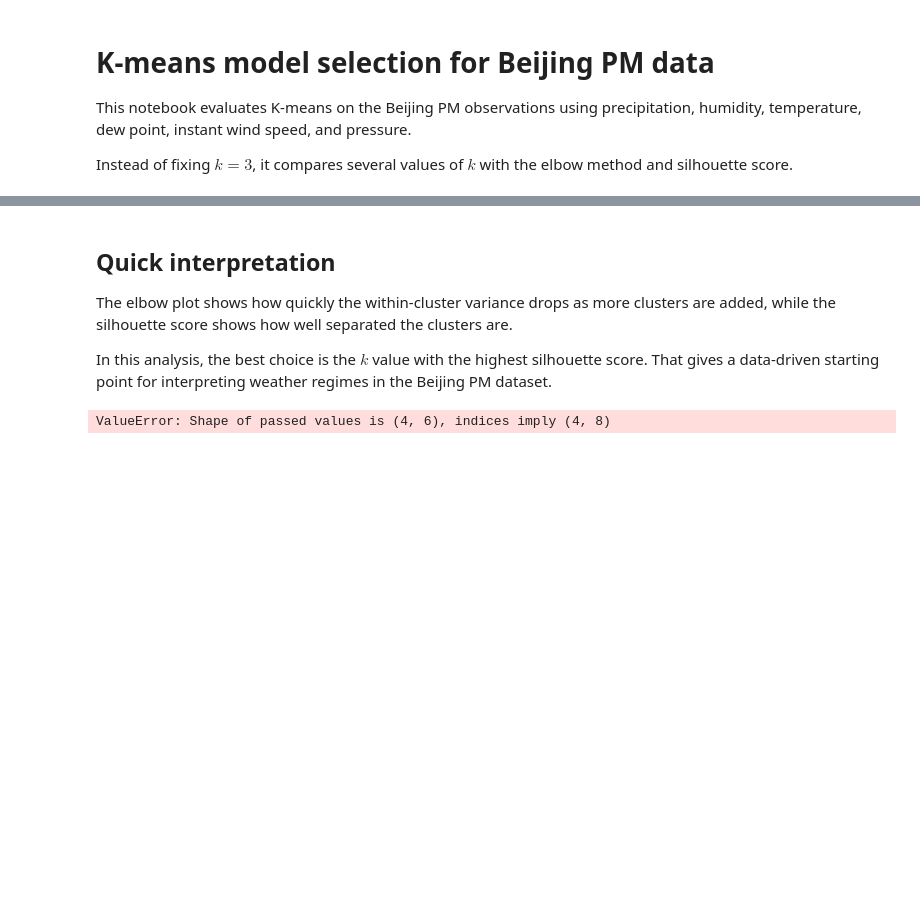
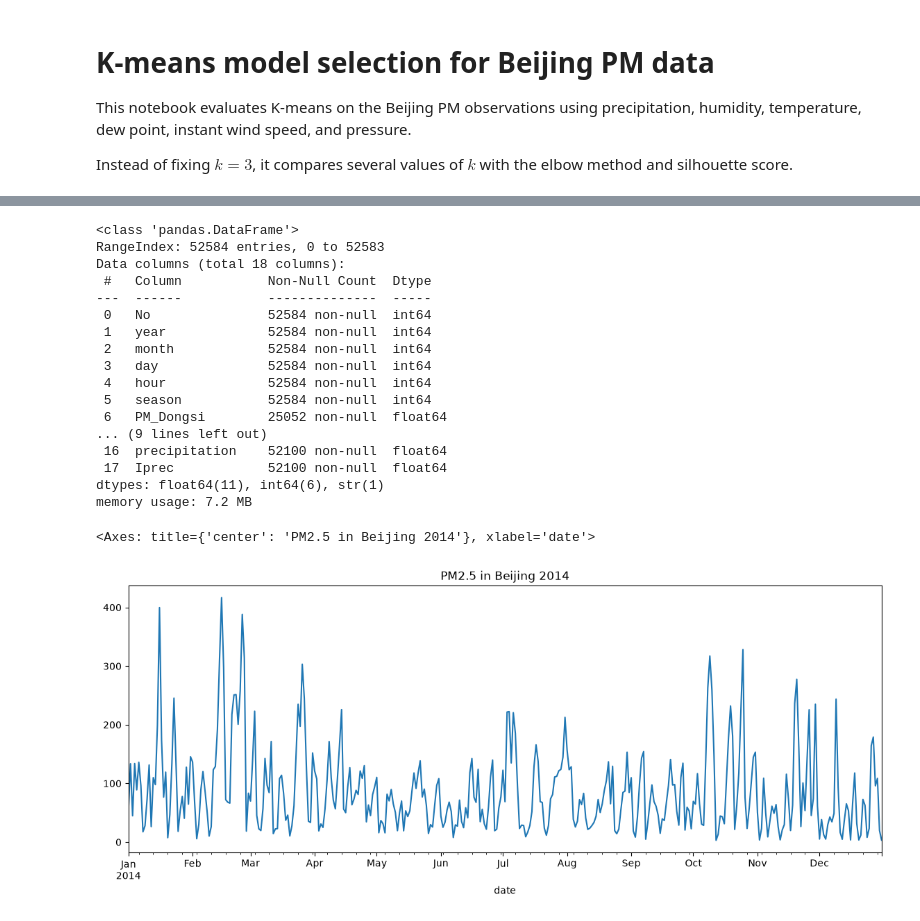
Before and after one commit to OliverOs610/DAI, a Jupyter notebook: ExperimentsOnDataset/experiments02.ipynb, the cells around one changed output, grey strips where cells are left out. Cells and saved outputs as stored; diff of their text form; code cells hidden in the pictures; blank space fills up the shorter version.

```diff
--- a/ExperimentsOnDataset/experiments02.ipynb
+++ b/ExperimentsOnDataset/experiments02.ipynb
@@ -5,13 +5,16 @@ This notebook evaluates K-means on the Beijing PM observations using precipitati
 
 Instead of fixing $k=3$, it compares several values of $k$ with the elbow method and silhouette score.
 # %%
+#Der unsichbare Schalter
+#Frage: GIbt es in Beijing zwei Luft-Realitäten - eine mit, eine ohne Fernwärme?
+
 import pandas as pd
 
 beijing_df = pd.read_csv("BeijingPM20100101_20151231.csv")
 # Keep only observations at hour 12
-beijing_df = beijing_df[beijing_df["hour"] == 12]
+#beijing_df = beijing_df[beijing_df["hour"] == 12]
 
-feature_df = (
+weather_df = (
     beijing_df[["precipitation", "HUMI", "TEMP", "DEWP", "Iws", "PRES"]]
     .dropna()
     .rename(
@@ -25,6 +28,6 @@ feature_df = (
     )
     .copy()
 )
-
-feature_df.head(), feature_df.shape
+weather_df.head()
+weather_df.info()
 # %% [output]
@@ -107,33 +47,30 @@ plt.show()
-# %% [markdown]
-## Quick interpretation
-
-The elbow plot shows how quickly the within-cluster variance drops as more clusters are added, while the silhouette score shows how well separated the clusters are.
-
-In this analysis, the best choice is the $k$ value with the highest silhouette score. That gives a data-driven starting point for interpreting weather regimes in the Beijing PM dataset.
-# %%
-# K-means analysis with k=4
-kmeans_k4 = KMeans(n_clusters=4, random_state=42, n_init=10)
-labels_k4 = kmeans_k4.fit_predict(scaled_features)
-centroids_k4 = scaler.inverse_transform(kmeans_k4.cluster_centers_)
-
-centroid_df = pd.DataFrame(centroids_k4, columns=feature_df.columns)
-centroid_df.round(2)
-
-from sklearn.decomposition import PCA
-import matplotlib.pyplot as plt
-import seaborn as sns
-
-pca = PCA(n_components=2)
-pcs = pca.fit_transform(feature_df[["precipitation", "humidity", "temperature", "dew_point", "instant_wind_speed", "pressure"]])
-feature_df['PC1'], feature_df['PC2'] = pcs[:, 0], pcs[:, 1]
-
-sns.scatterplot(data=feature_df, x='PC1', y='PC2', hue='cluster',
-                palette='Set2', alpha=0.5, s=20)
-# Add centroids
-centroids = feature_df.groupby('cluster')[['PC1', 'PC2']].mean()
-plt.scatter(centroids['PC1'], centroids['PC2'],
-            c=centroids.index, s=200, marker='X', edgecolor='black')
-plt.xlabel(f'PC1 ({pca.explained_variance_ratio_[0]:.1%})')
-plt.ylabel(f'PC2 ({pca.explained_variance_ratio_[1]:.1%})')
-# %% [output]
-ValueError: Shape of passed values is (4, 6), indices imply (4, 8)
+# %%
+beijing_df.head()
+beijing_df.info()
+beijing_df=beijing_df[beijing_df['year']==2014].copy()
+beijing_df=beijing_df[["PM_Dongsi","year","month","day","hour"]]
+beijing_df['date']= pd.to_datetime(beijing_df[['year','month','day','hour']])
+beijing_df.head()
+beijing_df = beijing_df.set_index('date')
+daily_pm_2014 = beijing_df['PM_Dongsi'].resample('D').mean()
+daily_pm_2014.plot(figsize=(14,5), title='PM2.5 in Beijing 2014')
+# %% [output]
+<class 'pandas.DataFrame'>
+RangeIndex: 52584 entries, 0 to 52583
+Data columns (total 18 columns):
+ #   Column           Non-Null Count  Dtype
+---  ------           --------------  -----
+ 0   No               52584 non-null  int64
+ 1   year             52584 non-null  int64
+ 2   month            52584 non-null  int64
+ 3   day              52584 non-null  int64
+ 4   hour             52584 non-null  int64
+ 5   season           52584 non-null  int64
+ 6   PM_Dongsi        25052 non-null  float64
+... (9 lines left out)
+ 16  precipitation    52100 non-null  float64
+ 17  Iprec            52100 non-null  float64
+dtypes: float64(11), int64(6), str(1)
+memory usage: 7.2 MB
+<Axes: title={'center': 'PM2.5 in Beijing 2014'}, xlabel='date'>
+[figure, added]
```
Also changed, not shown: parts of 16 cells of this notebook, 5 other files.
